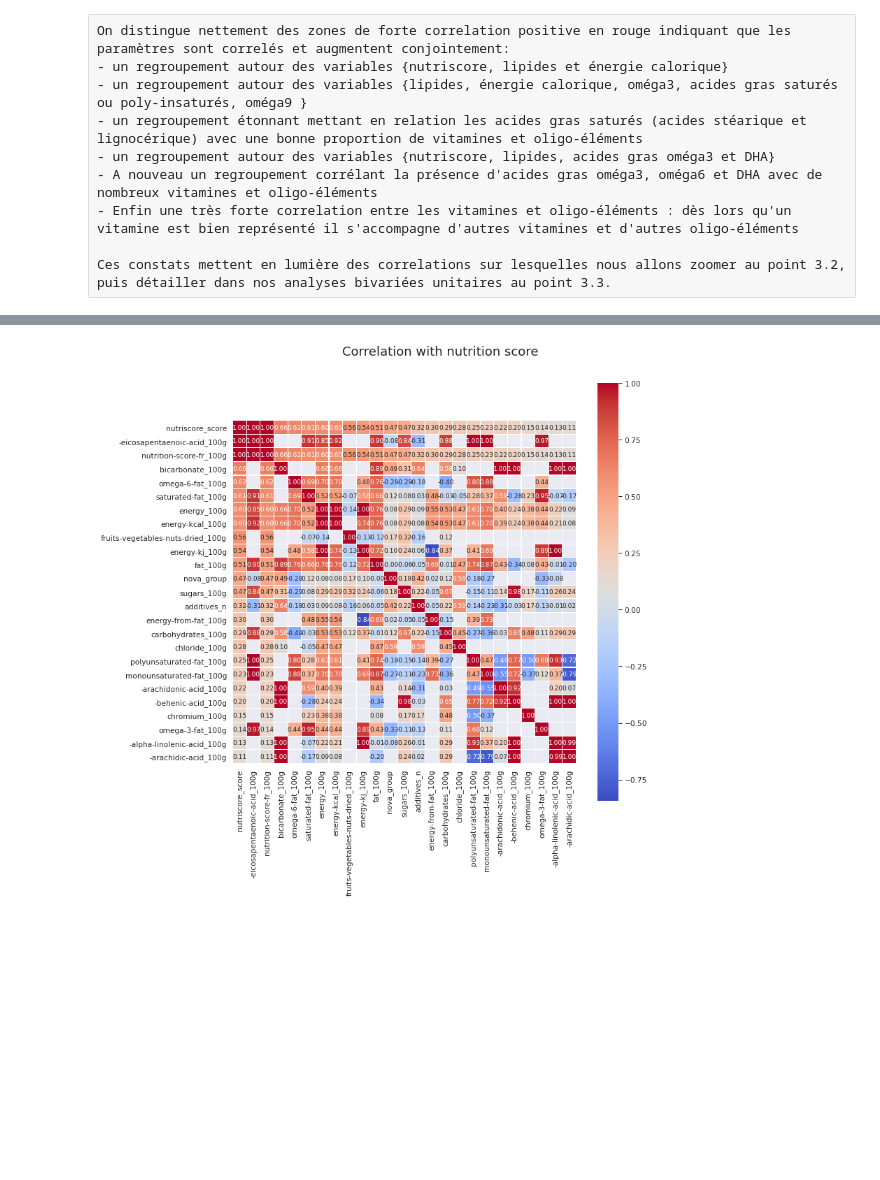
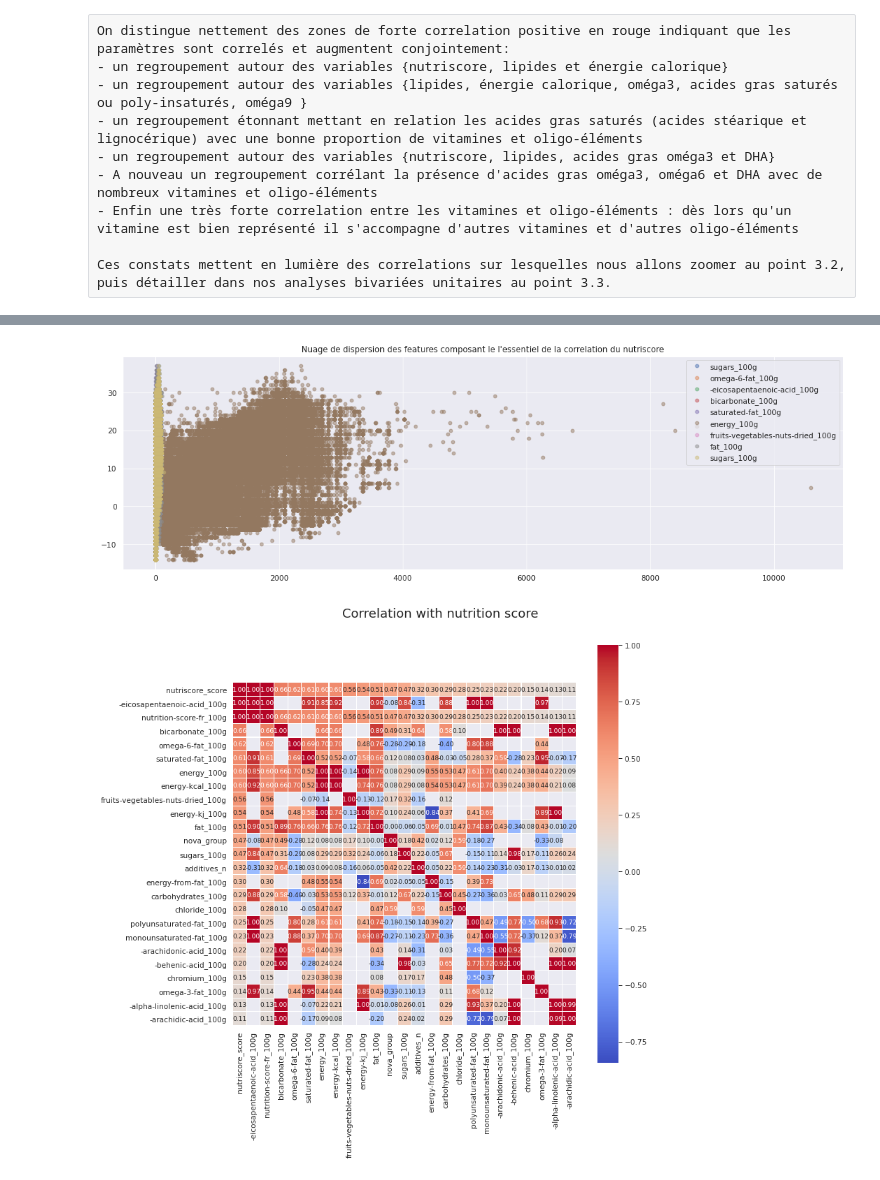
Before and after one commit to aldeponk/openfoodfact, a Jupyter notebook: Analysis.ipynb, the cells around one changed output, grey strips where cells are left out. Drawn from its saved outputs; the diff is of its cells as text; code cells hidden in the pictures; blank space fills up the shorter version.

```diff
--- a/Analysis.ipynb
+++ b/Analysis.ipynb
@@ -116,3 +130,24 @@ plt.show()
+# %%
+import matplotlib.pyplot as plt
+
+features = ["sugars_100g","omega-6-fat_100g","-eicosapentaenoic-acid_100g","bicarbonate_100g","saturated-fat_100g",
+               "energy_100g","fruits-vegetables-nuts-dried_100g","fat_100g","sugars_100g"]
+
+nutriscores = data[data.nutriscore_score != np.nan]
+
+plt.figure(figsize=(15,5))
+
+for feature in features:
+    plt.plot(nutriscores[feature],nutriscores["nutriscore_score"],'o',alpha=0.5,label=feature)
+    ax.set_ylabel("nutriscore_score")
+    plt.legend(loc="upper right")
+
+plt.title("Nuage de dispersion des features composant le l'essentiel de la correlation du nutriscore")
+plt.tight_layout()
+
+plt.show()
+# %% [output]
+[figure, added]
 # %%
 sns.set(context="paper", font_scale = 1.2)
 f, ax = plt.subplots(figsize=(11, 11))
```
Also changed, not shown: parts of 6 cells of this notebook.
